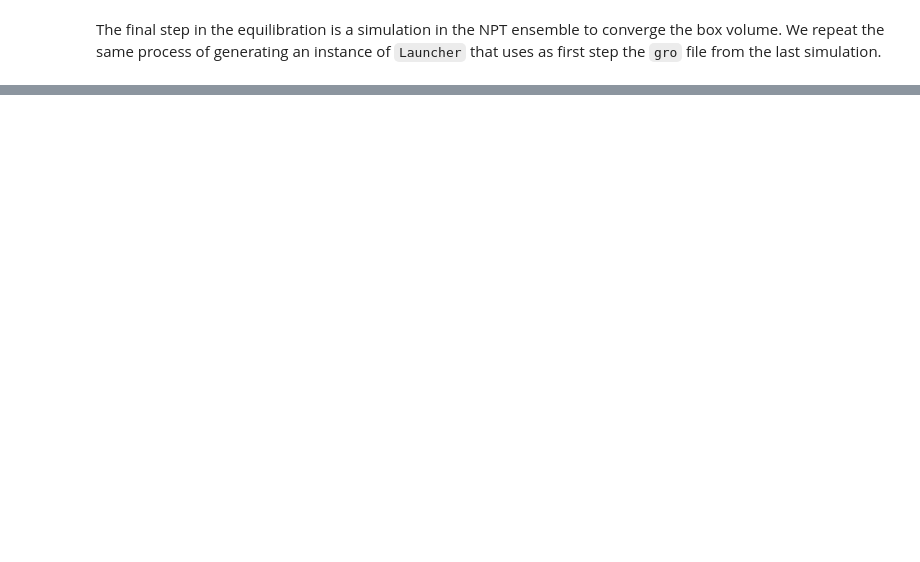
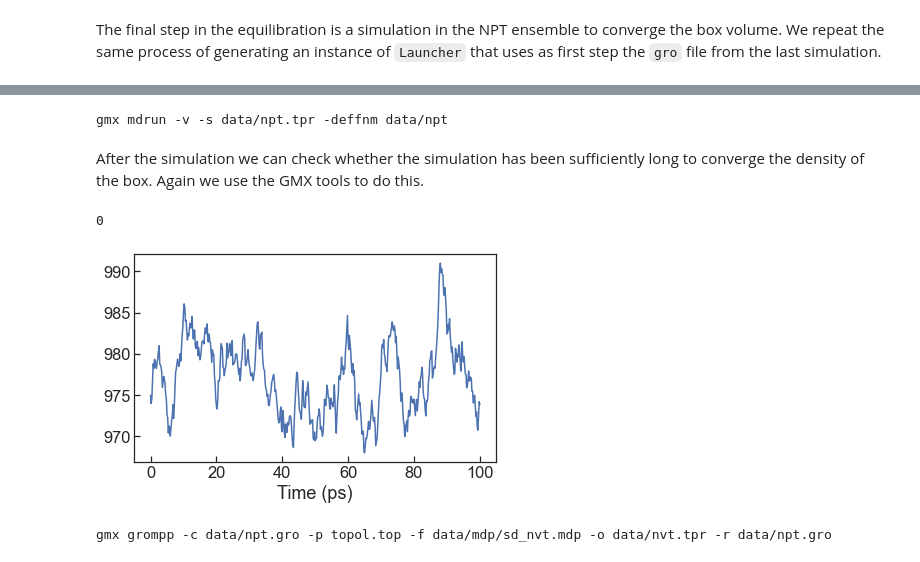
Before and after one commit to BioKT/AdaptiveMasterMSM, a Jupyter notebook: examples/alanine_dipeptide/test_ala_functions.ipynb, the cells around one changed output, grey strips where cells are left out. Drawn from its saved outputs; the diff is of its cells as text; code cells hidden in the pictures; blank space fills up the shorter version.

```diff
--- a/examples/alanine_dipeptide/test_ala_functions.ipynb
+++ b/examples/alanine_dipeptide/test_ala_functions.ipynb
@@ -140,0 +193,19 @@ npt.gen_tpr(mdp='data/mdp/npt.mdp', tpr='data/npt.tpr')
+# %%
+npt.gmx_run(out="data/npt")
+# %% [output]
+gmx mdrun -v -s data/npt.tpr -deffnm data/npt
+# %% [markdown]
+After the simulation we can check whether the simulation has been sufficiently long to converge the density of the box. Again we use the GMX tools to do this.
+# %%
+os.system("gmx energy -f %s.edr -o npt_rho.xvg <<EOF\n21\nEOF"%npt.out)
+# %% [output]
+0
+# %%
+rho = np.loadtxt("npt_rho.xvg", comments=["#", "@"])
+fig, ax = plt.subplots()
+ax.plot(rho[:,0], rho[:,1])
+ax.set_xlabel('Time (ps)')
+#ax.set_ylabel('$\rho$ (kg/m^3)')
+plt.tight_layout()
+# %% [output]
+[figure, added]
@@ -140,0 +215,4 @@ npt.gen_tpr(mdp='data/mdp/npt.mdp', tpr='data/npt.tpr')
+# %%
+nvt.gen_tpr(mdp='data/mdp/sd_nvt.mdp', tpr='data/nvt.tpr')
+# %% [output]
+gmx grompp -c data/npt.gro -p topol.top -f data/mdp/sd_nvt.mdp -o data/nvt.tpr -r data/npt.gro
```
Also changed, not shown: parts of 12 cells of this notebook.
